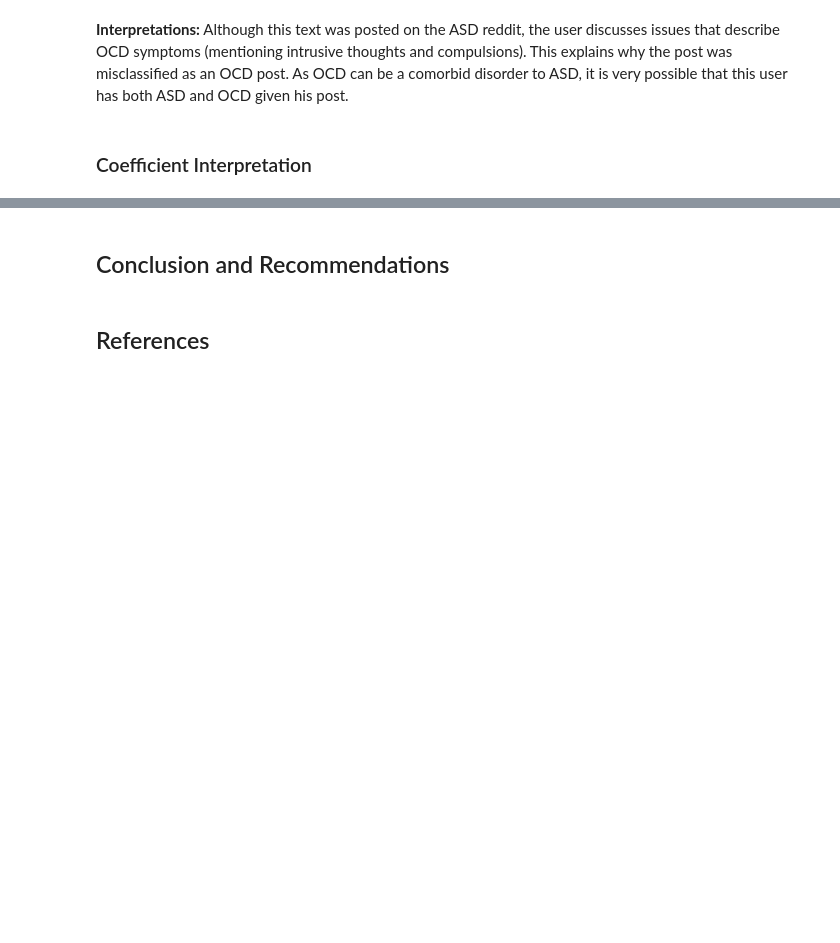
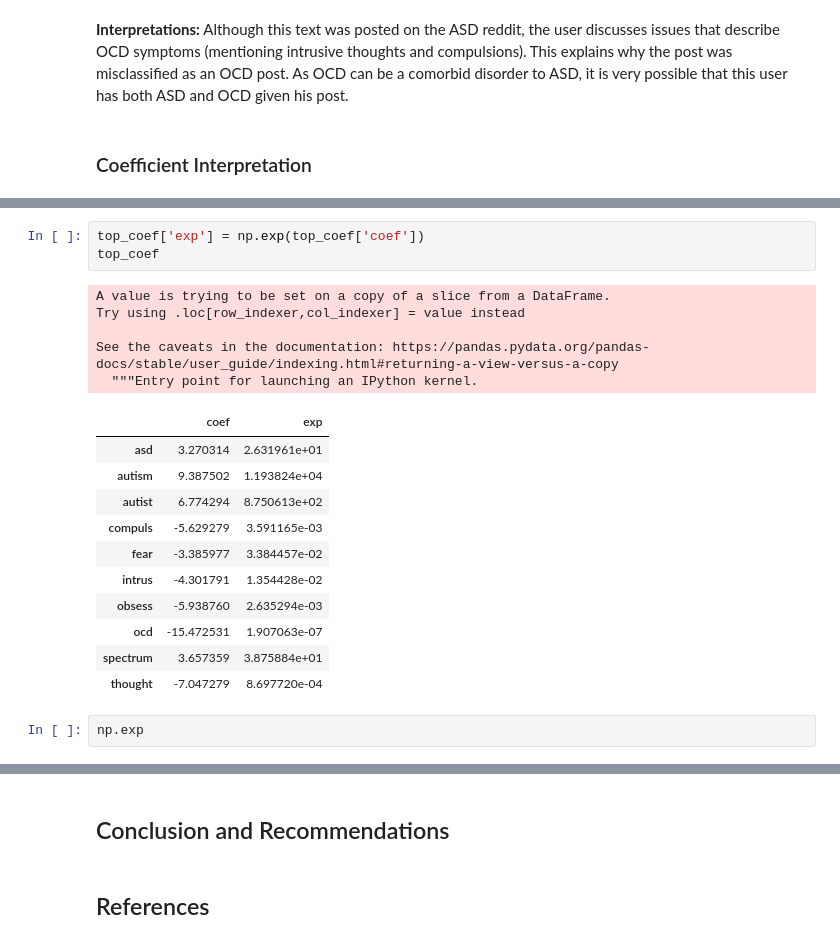
Before and after one commit to JulKelman/Classifying-Reddit-Submissions, a Jupyter notebook: Project Notebook (with stem).ipynb, the cells around one changed output, grey strips where cells are left out. Drawn from its saved outputs; the diff is of its cells as text; blank space fills up the shorter version.

```diff
--- a/Project Notebook (with stem).ipynb
+++ b/Project Notebook (with stem).ipynb
@@ -1014,0 +1093,22 @@ data.loc[2027, 'text']
+# %%
+top_coef['exp'] = np.exp(top_coef['coef'])
+top_coef
+# %% [output]
+A value is trying to be set on a copy of a slice from a DataFrame.
+Try using .loc[row_indexer,col_indexer] = value instead
+
+See the caveats in the documentation: https://pandas.pydata.org/pandas-docs/stable/user_guide/indexing.html#returning-a-view-versus-a-copy
+  """Entry point for launching an IPython kernel.
+|  | coef | exp |
+| asd | 3.270314 | 2.631961e+01 |
+| autism | 9.387502 | 1.193824e+04 |
+| autist | 6.774294 | 8.750613e+02 |
+| compuls | -5.629279 | 3.591165e-03 |
+| fear | -3.385977 | 3.384457e-02 |
+| intrus | -4.301791 | 1.354428e-02 |
+| obsess | -5.938760 | 2.635294e-03 |
+| ocd | -15.472531 | 1.907063e-07 |
+| spectrum | 3.657359 | 3.875884e+01 |
+| thought | -7.047279 | 8.697720e-04 |
+# %%
+np.exp
```
Also changed, not shown: parts of 13 cells of this notebook.
